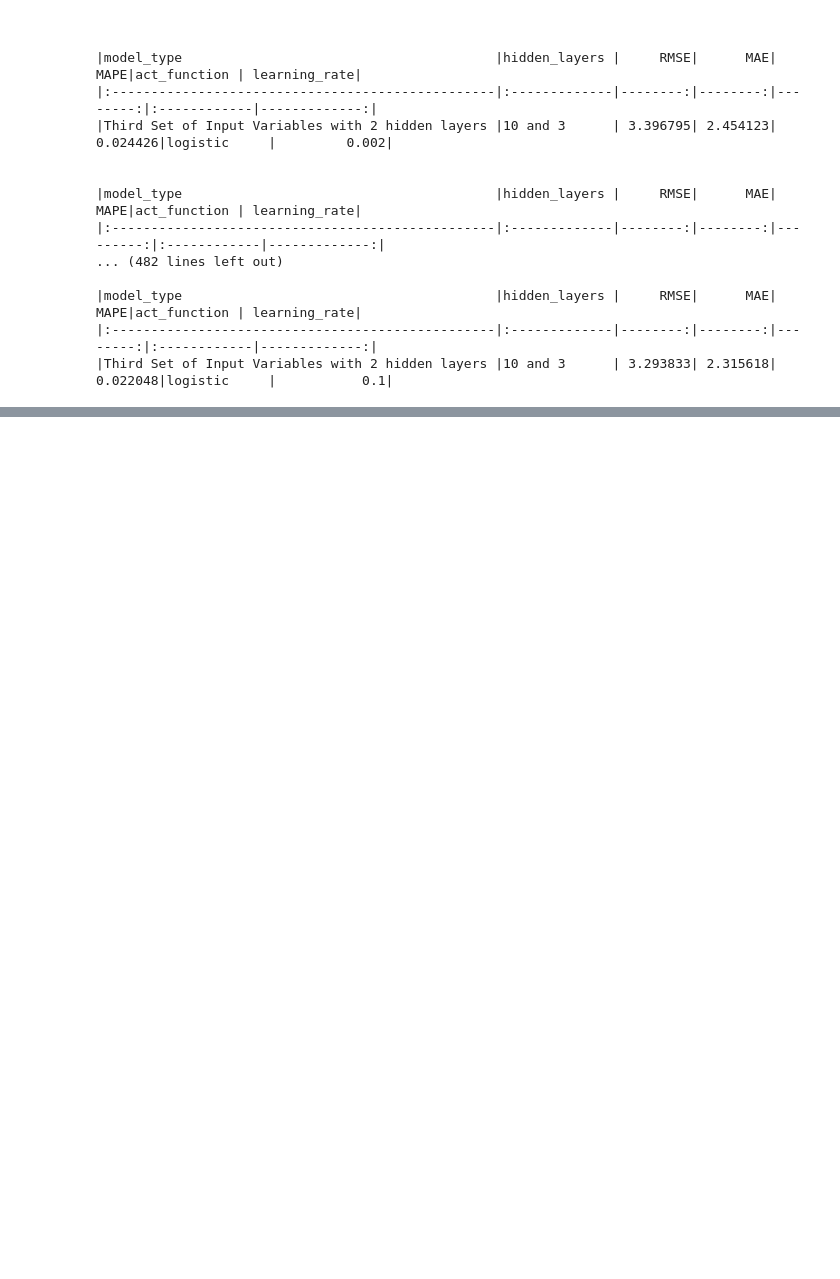
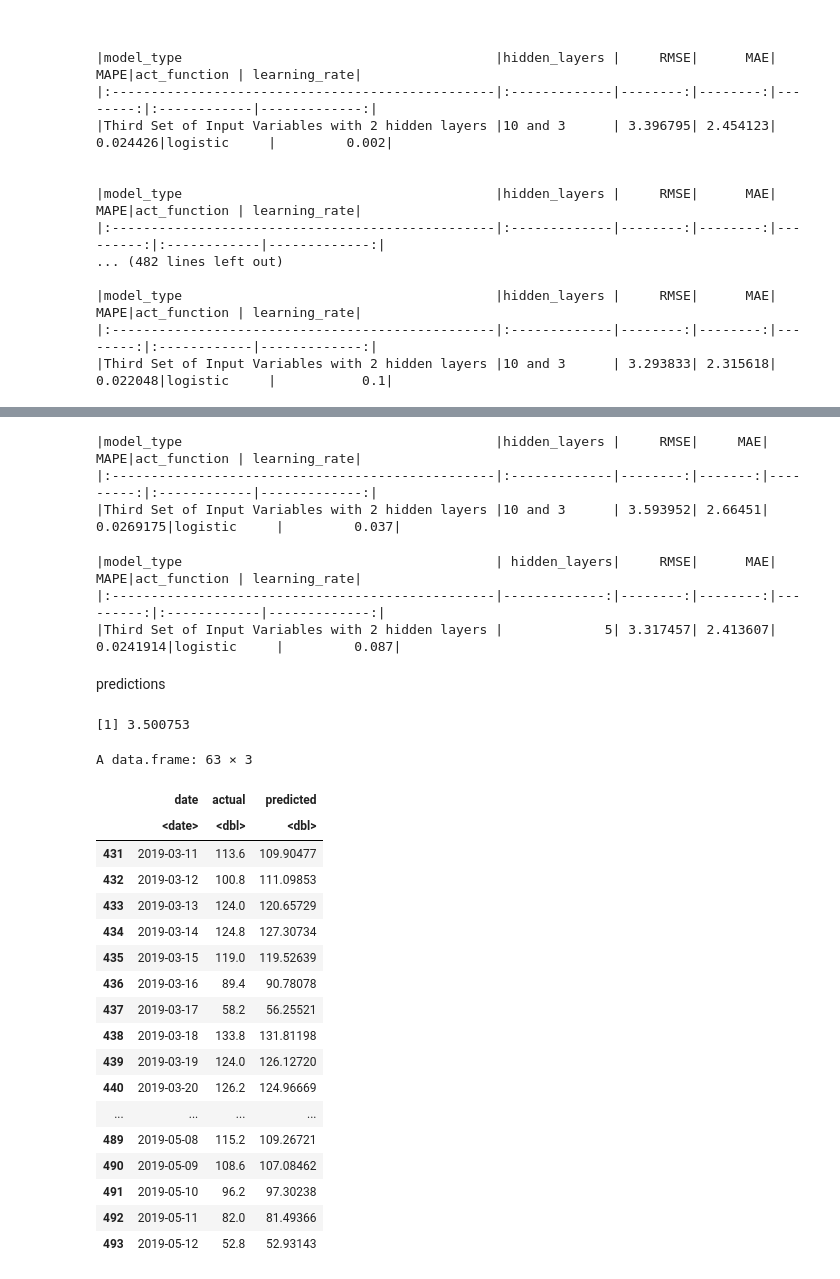
Before and after one commit to Saranga99/DM-ML, a Jupyter notebook: coursework/CW_Q2.ipynb, the cells around one changed output, grey strips where cells are left out. Saved outputs shown, nothing was run; the diff lists cells and outputs as text; code cells hidden in the pictures; blank space fills up the shorter version.

```diff
--- a/coursework/CW_Q2.ipynb
+++ b/coursework/CW_Q2.ipynb
@@ -743,0 +762,35 @@ two_layer_neuralnet_third_inset_result = model_two_hidden_layer(
+# %%
+
+
+final_two_layer = model_two_hidden_layer(
+        "eleventh_hour~ninth_hour+tenth_hour+nine_lag_1+ten_lag_1+eleven_lag_1+nine_lag_2+ten_lag_2+eleven_lag_2+eleven_lag_3+nine_rollmean_4+ten_rollmean_4+eleven_rollmean_4",
+        10,
+        3,
+        "logistic",
+        0.037,
+        df_test[, c(1, 2, 4, 5, 8, 6, 7, 9, 10, 12, 14, 16)],
+        "Third Set of Input Variables with 2 hidden layers"
+                        )
+
+    print(kable(final_two_layer[]))
+# %% [output]
+|model_type                                        |hidden_layers |     RMSE|     MAE|      MAPE|act_function | learning_rate|
+|:-------------------------------------------------|:-------------|--------:|-------:|---------:|:------------|-------------:|
+|Third Set of Input Variables with 2 hidden layers |10 and 3      | 3.593952| 2.66451| 0.0269175|logistic     |         0.037|
+# %%
+final_single_layer = model_one_hidden_layer(
+        "eleventh_hour~ninth_hour+tenth_hour+nine_lag_1+ten_lag_1+eleven_lag_1+nine_lag_2+ten_lag_2+eleven_lag_2+eleven_lag_3+nine_rollmean_4+ten_rollmean_4+eleven_rollmean_4",
+        5,
+        "logistic",
+        0.087,
+        df_test[, c(1, 2, 4, 5, 8, 6, 7, 9, 10, 12, 14, 16)],
+        "Third Set of Input Variables with 2 hidden layers"
+                        )
+
+    print(kable(final_single_layer[]))
+# %% [output]
+|model_type                                        | hidden_layers|     RMSE|      MAE|      MAPE|act_function | learning_rate|
+|:-------------------------------------------------|-------------:|--------:|--------:|---------:|:------------|-------------:|
+|Third Set of Input Variables with 2 hidden layers |             5| 3.317457| 2.413607| 0.0241914|logistic     |         0.087|
+# %% [markdown]
+predictions
@@ -743,0 +814,26 @@ two_layer_neuralnet_third_inset_result = model_two_hidden_layer(
+# %%
+rmse(truth_column,predicted_column)
+# %% [output]
+[1] 3.500753
+# %%
+results_df
+# %% [output]
+A data.frame: 63 × 3
+|  | date | actual | predicted |
+|  | <date> | <dbl> | <dbl> |
+| 431 | 2019-03-11 | 113.6 | 109.90477 |
+| 432 | 2019-03-12 | 100.8 | 111.09853 |
+| 433 | 2019-03-13 | 124.0 | 120.65729 |
+| 434 | 2019-03-14 | 124.8 | 127.30734 |
+| 435 | 2019-03-15 | 119.0 | 119.52639 |
+| 436 | 2019-03-16 | 89.4 | 90.78078 |
+| 437 | 2019-03-17 | 58.2 | 56.25521 |
+| 438 | 2019-03-18 | 133.8 | 131.81198 |
+| 439 | 2019-03-19 | 124.0 | 126.12720 |
+| 440 | 2019-03-20 | 126.2 | 124.96669 |
+| ... | ... | ... | ... |
+| 489 | 2019-05-08 | 115.2 | 109.26721 |
+| 490 | 2019-05-09 | 108.6 | 107.08462 |
+| 491 | 2019-05-10 | 96.2 | 97.30238 |
+| 492 | 2019-05-11 | 82.0 | 81.49366 |
+| 493 | 2019-05-12 | 52.8 | 52.93143 |
```
Also changed, not shown: parts of 6 cells of this notebook.
